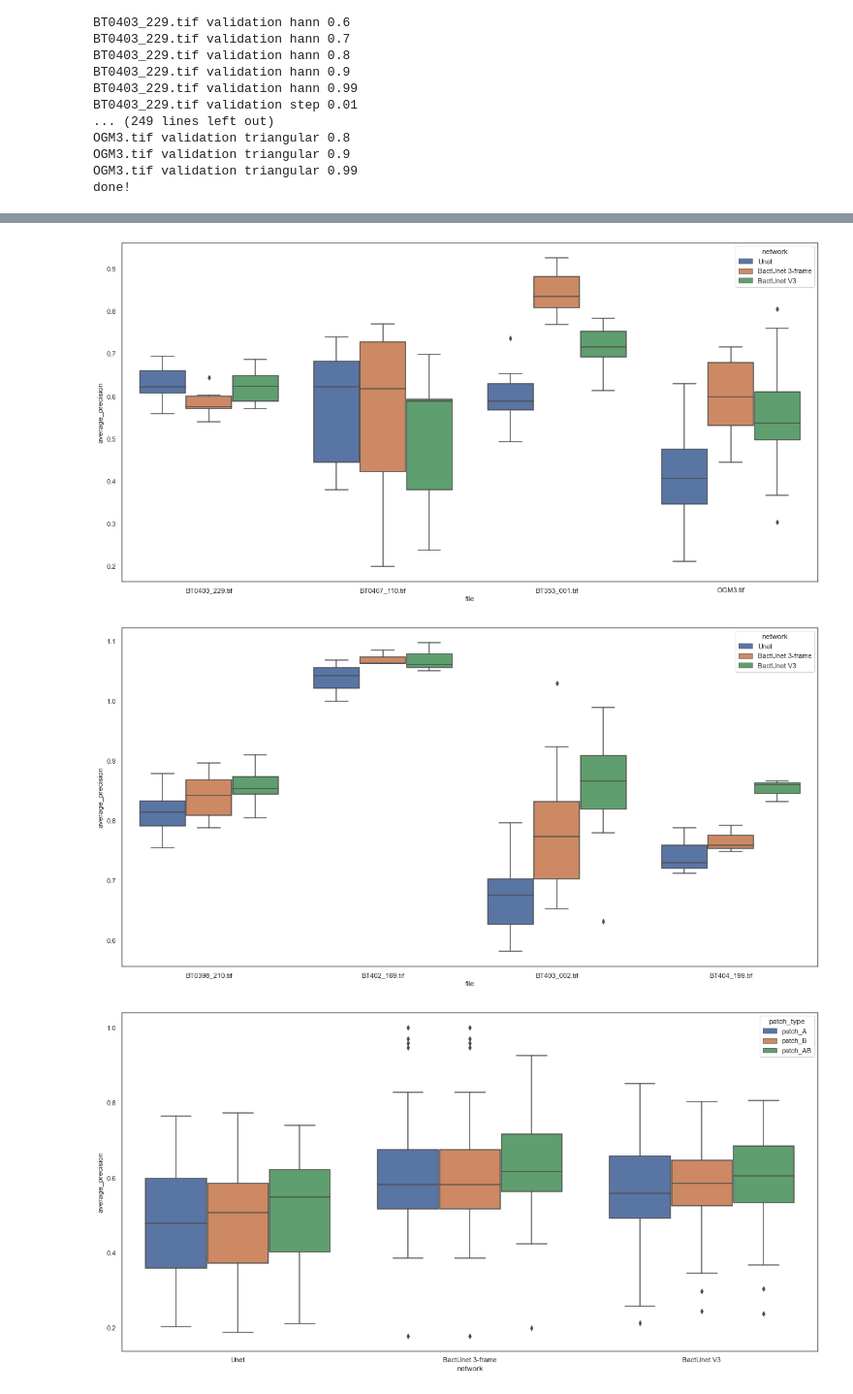
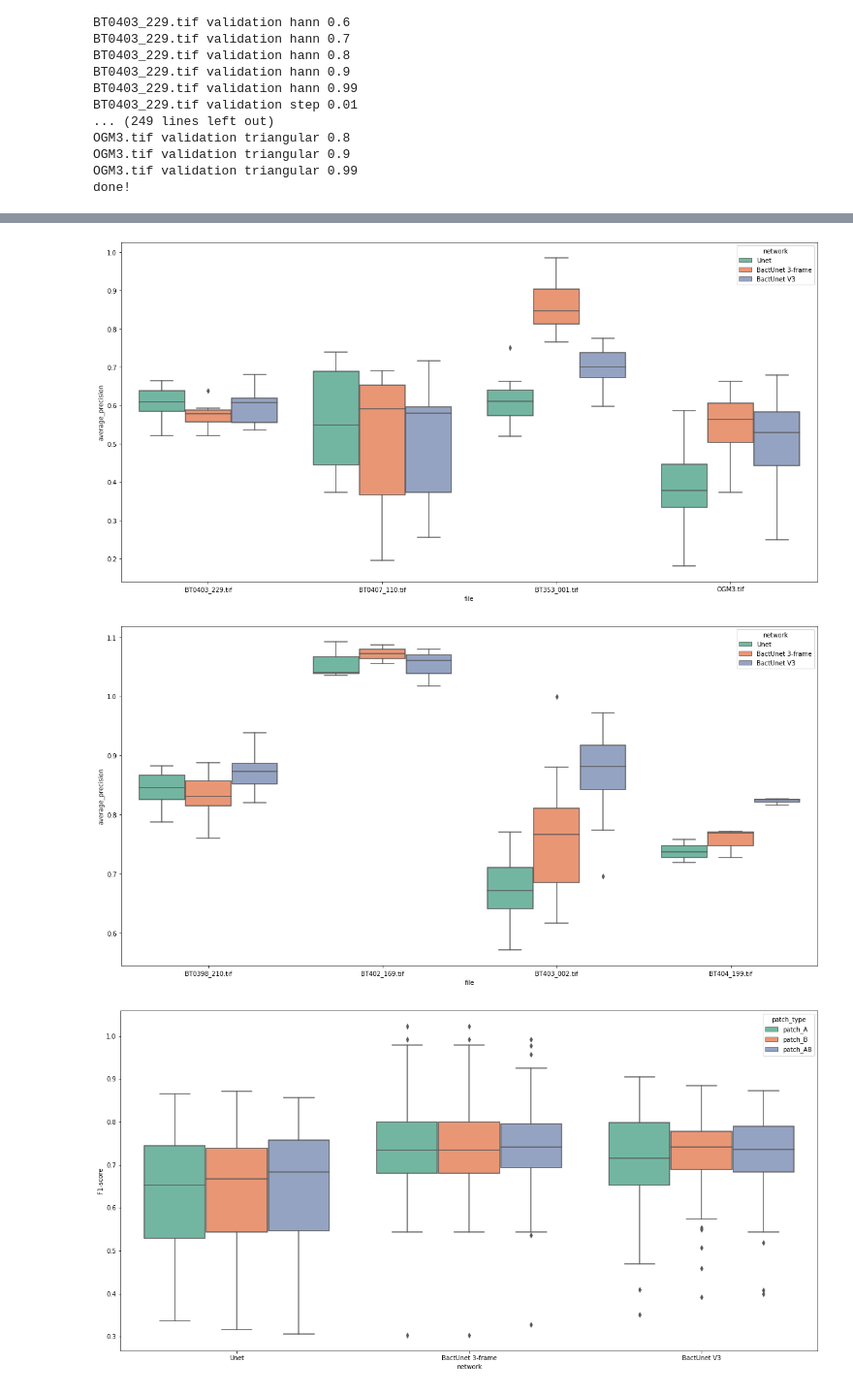
Before and after one commit to Oftatkofta/BactUnet, a Jupyter notebook: network_and_patching_compare_inference_and_count.ipynb, the cells around one changed output, grey strips where cells are left out. Shown at 97% size. Saved outputs shown, nothing was run; the diff lists cells and outputs as text; code cells hidden in the pictures.

```diff
--- a/network_and_patching_compare_inference_and_count.ipynb
+++ b/network_and_patching_compare_inference_and_count.ipynb
@@ -542,6 +521,6 @@ data_df = pd.read_csv('network_and_patching_compare_inference_and_count.csv', in
 # %%
 import seaborn as sns
-
+data_df['n.bact']=data_df['FP']+data_df['TP']
 data_df
 # %% [output]
 |  | file | frame | dataset | network | mask_type | threshold | patch_type | dice_coefficient | IOU | ... |
@@ -625,8 +618,8 @@ g.add_legend()
 # %%
-
-g = sns.FacetGrid(data=data_df.loc[(data_df['threshold'] == 0.99) & (data_df['network']=='BactUnet 3-frame')],
-                  col='dataset')
-g.map(sns.boxplot, 'patch_type', 'precision', 'mask_type')
+threshold = 0.9
+g = sns.FacetGrid(data=data_df.loc[(data_df['threshold'] == threshold) & (data_df['network']=='BactUnet 3-frame')],
+                  col='dataset', palette='Set2')
+g.map(sns.boxplot, 'patch_type', 'precision', 'mask_type', palette='Set2')
 
 #sns.set(rc={'figure.figsize':(20,10)})
 g.add_legend()
@@ -644,24 +637,24 @@ g3 = sns.boxplot(data=data_df.loc[(data_df['threshold'] == 0.99) & (data_df['net
 # %%
 plt.figure(figsize=(20,10))
 #sns.set_style('white')
-g3 = sns.boxplot(data=data_df.loc[(data_df['threshold'] == 0.99) & (data_df['mask_type']=='hann') &
+g3 = sns.boxplot(data=data_df.loc[(data_df['threshold'] == threshold) & (data_df['mask_type']=='hann') &
                                  (data_df['patch_type']=='patch_AB') & (data_df['dataset']=='validation')],
-                 x='file', y='average_precision', hue='network')
+                 x='file', y='average_precision', hue='network', palette='Set2')
 # %% [output]
-[figure, old version]
+[figure, new version]
 # %%
 plt.figure(figsize=(20,10))
 #sns.set_style('white')
-g3 = sns.boxplot(data=data_df.loc[(data_df['threshold'] == 0.99) & (data_df['mask_type']=='hann') &
+g3 = sns.boxplot(data=data_df.loc[(data_df['threshold'] == threshold) & (data_df['mask_type']=='hann') &
                                  (data_df['patch_type']=='patch_AB') & (data_df['dataset']=='training')],
-                 x='file', y='average_precision', hue='network')
+                 x='file', y='average_precision', hue='network', palette='Set2')
 # %% [output]
-[figure, old version]
+[figure, new version]
 # %%
 plt.figure(figsize=(20,10))
 #sns.set_style('white')
-g3 = sns.boxplot(data=data_df.loc[(data_df['threshold'] == 0.99) & (data_df['mask_type']=='hann') &
+g3 = sns.boxplot(data=data_df.loc[(data_df['threshold'] == threshold) & (data_df['mask_type']=='hann') &
                                   (data_df['dataset']=='validation')],
-                 x='network', y='average_precision', hue='patch_type')
+                 x='network', y='F1-score', hue='patch_type', palette='Set2')
 # %% [output]
-[figure, old version]
+[figure, new version]
```
Also changed, not shown: parts of 20 cells of this notebook, 1 other file.
